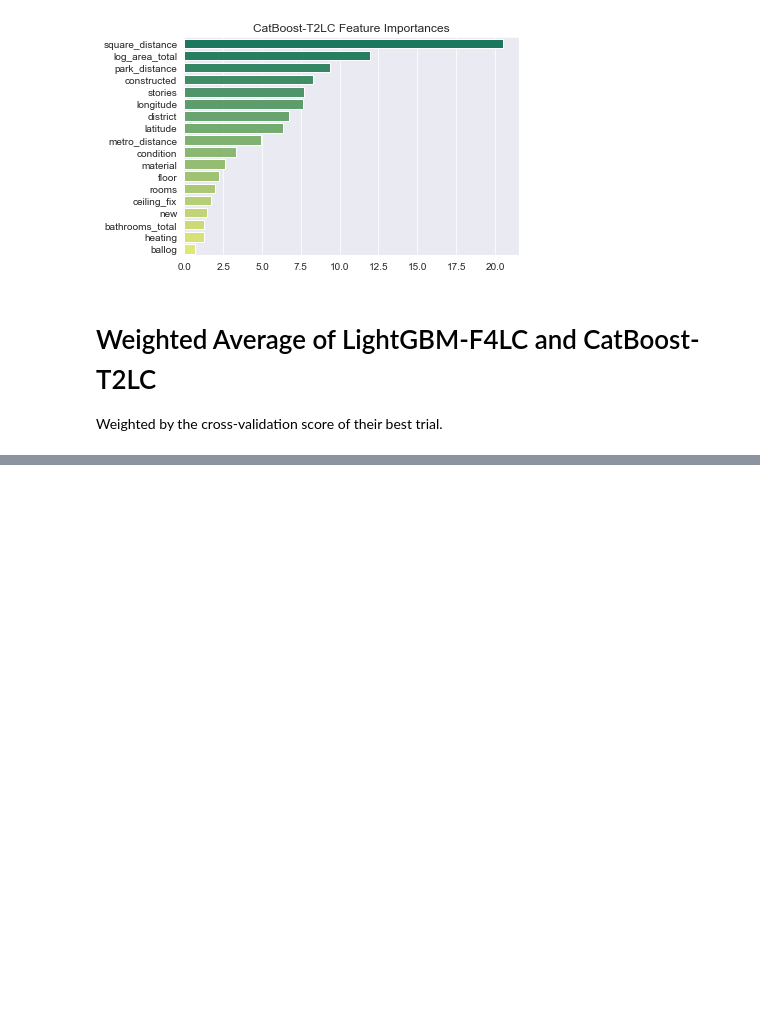
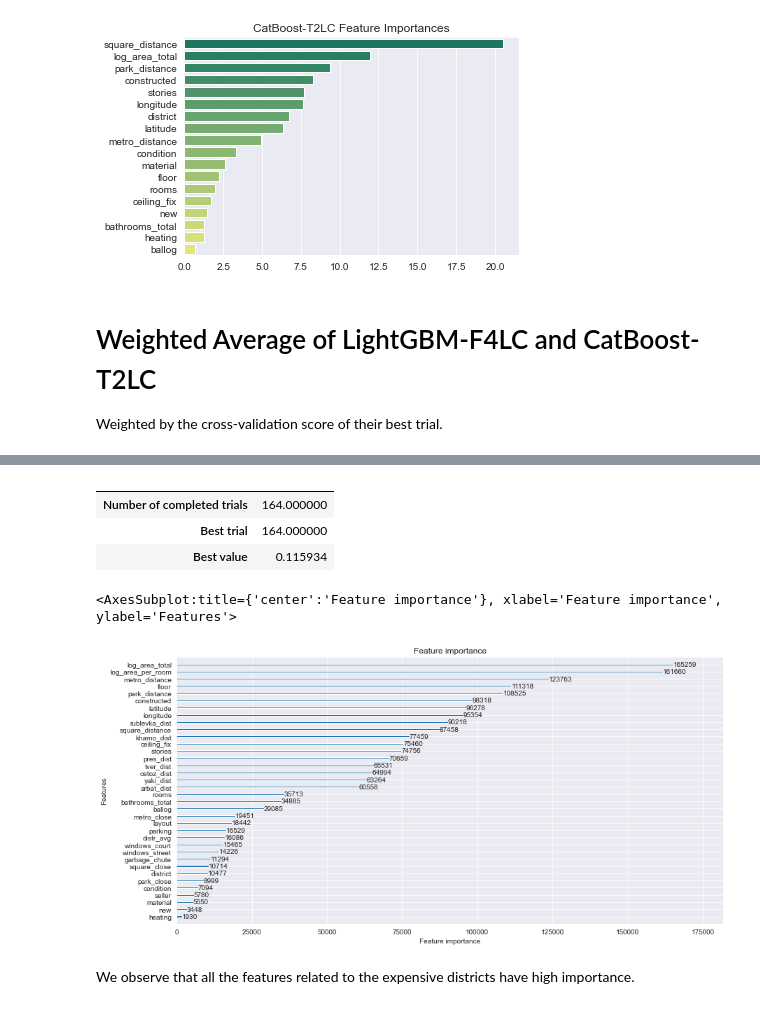
Before and after one commit to jimoskar/ml, a Jupyter notebook: project/project_submission/long_notebook.ipynb, the cells around one changed output, grey strips where cells are left out. Saved outputs shown, nothing was run; the diff lists cells and outputs as text; code cells hidden in the pictures; blank space fills up the shorter version.

```diff
--- a/project/project_submission/long_notebook.ipynb
+++ b/project/project_submission/long_notebook.ipynb
@@ -1109,0 +1138,8 @@ data["bathrooms_total"] = data.bathrooms_private + data.bathrooms_shared
+# %%
+data['price_per_sqm'] = data.price/data.area_total
+avg_price_per_sqm = data.groupby('district').agg('mean')['price_per_sqm']
+
+distr_avg = np.empty(data.shape[0])
+for i in range(data.shape[0]):
+    distr_avg[i] = avg_price_per_sqm[int(data.district[i])]
+data['distr_avg'] = distr_avg
@@ -1109,0 +1148,3 @@ data["bathrooms_total"] = data.bathrooms_private + data.bathrooms_shared
+# %%
+data['log_area_per_room'] = np.log(data.area_total/data.rooms)
+data['price'].corr(data.log_area_per_room)
@@ -1432,0 +1485,7 @@ pd.Series(
+# %%
+NUMERIC_FEATURES_H2 = ["latitude", "longitude", "constructed", "log_area_total", "log_area_per_room", "rooms", "metro_distance", "park_distance",
+            "square_distance", "metro_close", "park_close", "square_close", "stories", "floor", "ceiling_fix", "bathrooms_total", "ballog", "distr_avg",
+            'khamo_dist', 'ostoz_dist', 'rublevka_dist', 'yaki_dist', 'arbat_dist', 'pres_dist', 'tver_dist']
+
+CATEGORICAL_FEATURES_H2 = ['condition', 'district', 'garbage_chute', 'heating', 'layout', 'material',
+                         'new', 'parking', 'seller', 'windows_court', 'windows_street']
@@ -1432,0 +1522,20 @@ pd.Series(
+# %%
+X = data_train[NUMERIC_FEATURES_H2 + CATEGORICAL_FEATURES_H2].copy()
+X[CATEGORICAL_FEATURES_H2] = X[CATEGORICAL_FEATURES_H2].astype('category')
+
+X_test = data_test[NUMERIC_FEATURES_H2 + CATEGORICAL_FEATURES_H2]
+X_test[CATEGORICAL_FEATURES_H2] = X_test[CATEGORICAL_FEATURES_H2].astype('category')
+
+y = data_train.price
+area = data_train.area_total
+
+lgb_h2_study = optuna.create_study(
+    storage="sqlite:///resources/jim_optuna.sqlite",
+    sampler=optuna.samplers.TPESampler(seed=SEED),
+    study_name="LightGBM-h2",
+    direction="minimize",
+    load_if_exists=True
+)
+
+lgb_h2_mod = lgb.LGBMRegressor(random_state=SEED, metric="rmse", n_jobs=3, n_estimators=6000, **lgb_h2_study.best_params)
+lgb_h2_mod.fit(X, np.log(y/area), categorical_feature=CATEGORICAL_FEATURES_H2)
@@ -1432,0 +1557,18 @@ pd.Series(
+# %%
+pd.DataFrame.from_dict({
+    "Number of completed trials": (lgb_h2_study.trials_dataframe().state == "COMPLETE").sum(),
+    "Best trial": lgb_h2_study.best_trial.number,
+    "Best value": lgb_h2_study.best_value,
+}, orient="index", columns=[""])
+# %% [output]
+|  |  |
+| Number of completed trials | 164.000000 |
+| Best trial | 164.000000 |
+| Best value | 0.115934 |
+# %%
+lgb.plot_importance(lgb_h2_mod)
+# %% [output]
+<AxesSubplot:title={'center':'Feature importance'}, xlabel='Feature importance', ylabel='Features'>
+[figure, added]
+# %% [markdown]
+We observe that all the features related to the expensive districts have high importance.
```
Also changed, not shown: parts of 38 cells of this notebook, 5 other files.
